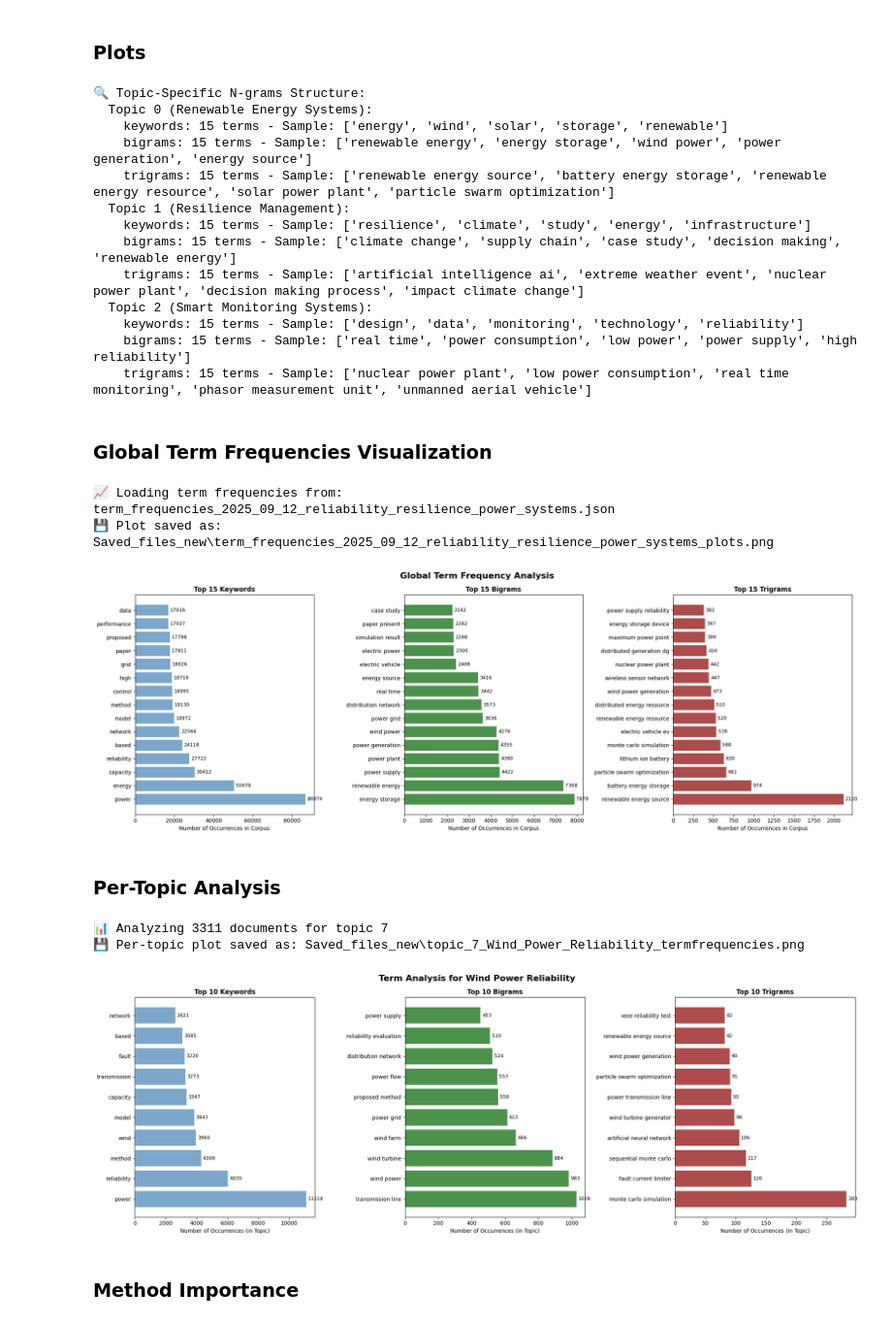
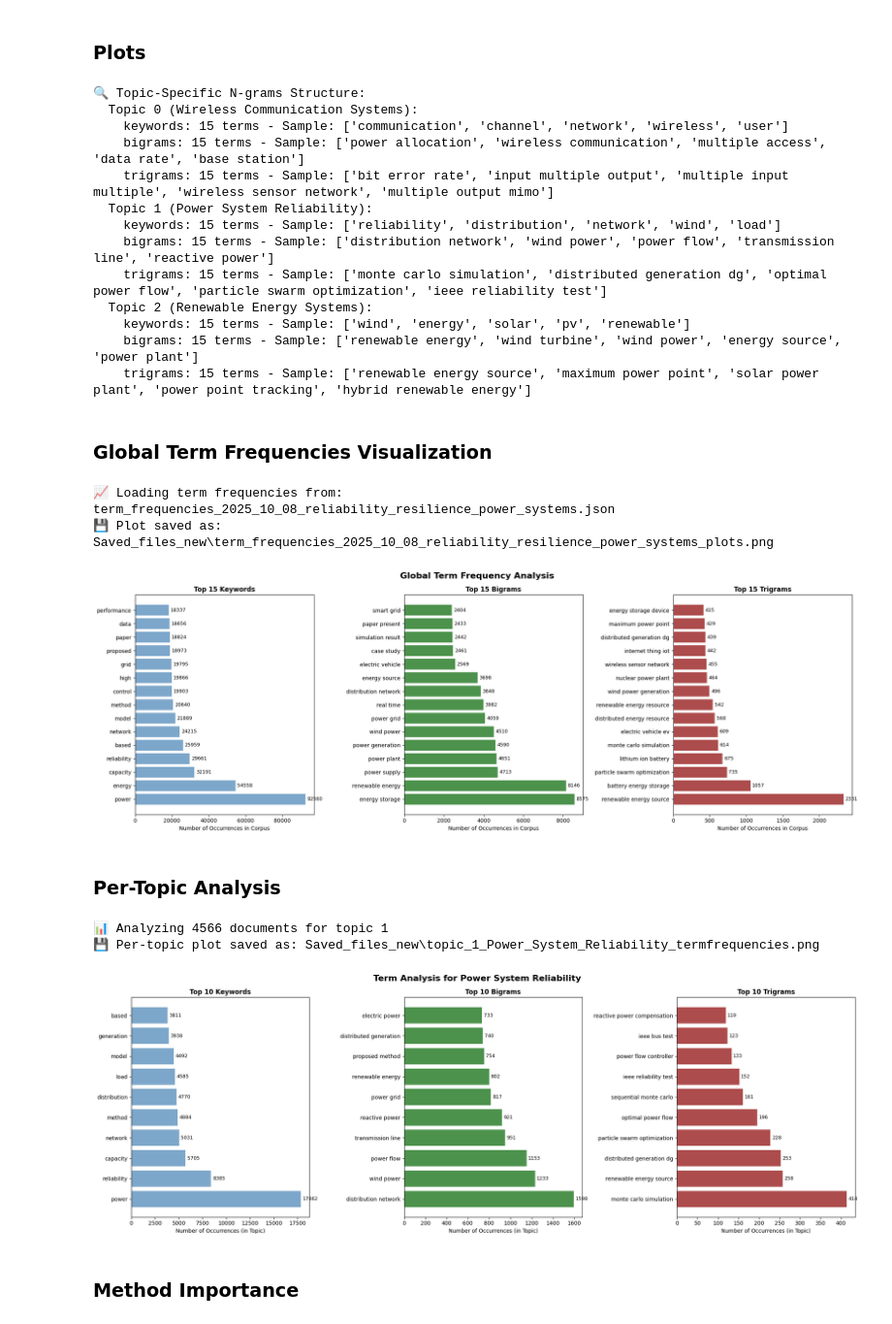
Before and after one commit to stigsimo/Literature-search-and-analysis, a Jupyter notebook: Visualizations_v3.3.ipynb, the cells around one changed output. Shown at 97% size. Drawn from its saved outputs; the diff is of its cells as text; code cells hidden in the pictures.

```diff
--- a/Visualizations_v3.3.ipynb
+++ b/Visualizations_v3.3.ipynb
@@ -2223,7 +2223,7 @@ def classify_lifecycle_stage_refined(growth_rate, r_squared, trend_type, total_i
 # Kjør full analyse
 print("🚀 Starting FULL lifecycle analysis...")
 results_full = classify_technology_lifecycle_characteristics_full(
-    df,
+    df7865p4o3i2uzxc v-,
     canonical_methods=sorted(unique_methods),  # Alle 86 metoder
     min_publications=2
 )
@@ -3350,9 +3349,10 @@ def setup_analysis_data(date_string, save_dir=SAVE_DIR):
 #date_string = "2025_09_08_reliability_resilience_power_systems"
 #date_string = "2025_09_10_reliability_resilience_power_systems"
 #date_string = "2025_09_11_reliability_resilience_power_systems"
-date_string = "2025_09_12_reliability_resilience_power_systems"
+#date_string = "2025_09_12_reliability_resilience_power_systems"
 #date_string = "2025_09_17_reliability_resilience_power_systems"
-
+#date_string = "2025_09_30_reliability_resilience_power_systems"
+date_string = "2025_10_08_reliability_resilience_power_systems"
 data = setup_analysis_data(date_string)
 
 if data is None:
@@ -3448,18 +3448,18 @@ if topic_specific_tfidf_ngrams:
                     print(f"    {ngram_type}: {len(terms)} terms - Sample: {sample_terms}")
 # %% [output]
 🔍 Topic-Specific N-grams Structure:
-  Topic 0 (Renewable Energy Systems):
-    keywords: 15 terms - Sample: ['energy', 'wind', 'solar', 'storage', 'renewable']
-    bigrams: 15 terms - Sample: ['renewable energy', 'energy storage', 'wind power', 'power generation', 'energy source']
-    trigrams: 15 terms - Sample: ['renewable energy source', 'battery energy storage', 'renewable energy resource', 'solar power plant', 'particle swarm optimization']
-  Topic 1 (Resilience Management):
-    keywords: 15 terms - Sample: ['resilience', 'climate', 'study', 'energy', 'infrastructure']
-    bigrams: 15 terms - Sample: ['climate change', 'supply chain', 'case study', 'decision making', 'renewable energy']
-    trigrams: 15 terms - Sample: ['artificial intelligence ai', 'extreme weather event', 'nuclear power plant', 'decision making process', 'impact climate change']
-  Topic 2 (Smart Monitoring Systems):
-    keywords: 15 terms - Sample: ['design', 'data', 'monitoring', 'technology', 'reliability']
-    bigrams: 15 terms - Sample: ['real time', 'power consumption', 'low power', 'power supply', 'high reliability']
-    trigrams: 15 terms - Sample: ['nuclear power plant', 'low power consumption', 'real time monitoring', 'phasor measurement unit', 'unmanned aerial vehicle']
+  Topic 0 (Wireless Communication Systems):
+    keywords: 15 terms - Sample: ['communication', 'channel', 'network', 'wireless', 'user']
+    bigrams: 15 terms - Sample: ['power allocation', 'wireless communication', 'multiple access', 'data rate', 'base station']
+    trigrams: 15 terms - Sample: ['bit error rate', 'input multiple output', 'multiple input multiple', 'wireless sensor network', 'multiple output mimo']
+  Topic 1 (Power System Reliability):
+    keywords: 15 terms - Sample: ['reliability', 'distribution', 'network', 'wind', 'load']
+    bigrams: 15 terms - Sample: ['distribution network', 'wind power', 'power flow', 'transmission line', 'reactive power']
+    trigrams: 15 terms - Sample: ['monte carlo simulation', 'distributed generation dg', 'optimal power flow', 'particle swarm optimization', 'ieee reliability test']
+  Topic 2 (Renewable Energy Systems):
+    keywords: 15 terms - Sample: ['wind', 'energy', 'solar', 'pv', 'renewable']
+    bigrams: 15 terms - Sample: ['renewable energy', 'wind turbine', 'wind power', 'energy source', 'power plant']
+    trigrams: 15 terms - Sample: ['renewable energy source', 'maximum power point', 'solar power plant', 'power point tracking', 'hybrid renewable energy']
 # %% [markdown]
 ### Global Term Frequencies Visualization
 # %%
@@ -3470,22 +3470,23 @@ if data and term_frequencies_file:
 else:
     print("❌ Term frequencies not available")
 # %% [output]
-📈 Loading term frequencies from: term_frequencies_2025_09_12_reliability_resilience_power_systems.json
-💾 Plot saved as: Saved_files_new\term_frequencies_2025_09_12_reliability_resilience_power_systems_plots.png
+📈 Loading term frequencies from: term_frequencies_2025_10_08_reliability_resilience_power_systems.json
+💾 Plot saved as: Saved_files_new\term_frequencies_2025_10_08_reliability_resilience_power_systems_plots.png
-[figure, old version]
+[figure, new version]
 # %% [markdown]
 ### Per-Topic Analysis
 # %%
 # %%
 # Cell 15: Per-Topic Analysis
 if data:
-    topic_to_plot = 7
+    topic_to_plot = 1
+
     name = topic_names.get(str(topic_to_plot), f"Topic {topic_to_plot}") if topic_names else f"Topic {topic_to_plot}"
     plot_top_terms_for_topic(df, topic_to_plot, topic_name=name, save=True)
 # %% [output]
-📊 Analyzing 3311 documents for topic 7
-💾 Per-topic plot saved as: Saved_files_new\topic_7_Wind_Power_Reliability_termfrequencies.png
+📊 Analyzing 4566 documents for topic 1
+💾 Per-topic plot saved as: Saved_files_new\topic_1_Power_System_Reliability_termfrequencies.png
-[figure, old version]
+[figure, new version]
 # %% [markdown]
 ### Method Importance
 # %%
```
Also changed, not shown: parts of 20 cells of this notebook, 1 other file.
